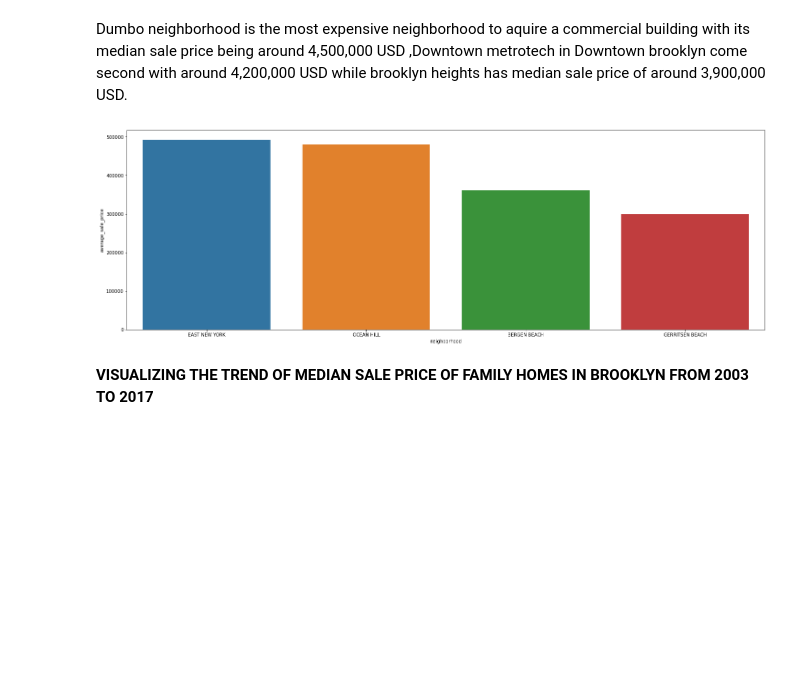
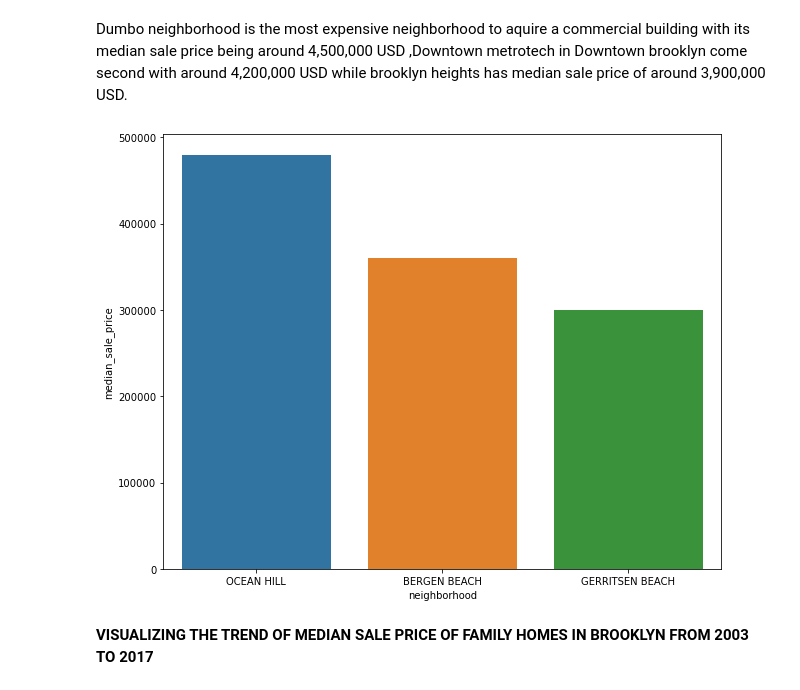
Before and after one commit to cappymayor/Brooklyn_real-estate_project, a Jupyter notebook: Exploratory_analysis_notebook.ipynb, the cells around one changed output. Cells and saved outputs as stored; diff of their text form; code cells hidden in the pictures; blank space fills up the shorter version.

```diff
--- a/Exploratory_analysis_notebook.ipynb
+++ b/Exploratory_analysis_notebook.ipynb
@@ -13,7 +13,7 @@ import matplotlib.pyplot as plt
 import numpy as np
 import seaborn as sns
 # %%
-full_sale = pd.read_csv("full_sale.csv")
+full_sale = pd.read_csv("fulll_sale.csv")
 # %%
 full_sale.head()
 # %% [output]
@@ -211,15 +222,15 @@ plt.ticklabel_format(axis="y", style="plain")
 Dumbo neighborhood is the most expensive neighborhood to aquire a commercial building with its median sale price being around 4,500,000 USD ,Downtown metrotech in Downtown brooklyn come second with around 4,200,000 USD while brooklyn heights has median sale price of around 3,900,000 USD.
 # %%
 neighborhood_avg_price_class_4 = class_4.groupby("neighborhood")["sale_price"].median().round(0).reset_index().sort_values("sale_price",
-                                                                                                                      ascending = False).tail(4)
+                                                                                                                      ascending = False).tail(3)
 # %%
-neighborhood_avg_price_class_4 = neighborhood_avg_price_class_4.rename(columns=({"sale_price":"average_sale_price"}))
+neighborhood_avg_price_class_4 = neighborhood_avg_price_class_4.rename(columns=({"sale_price":"median_sale_price"}))
 # %%
-fig, ax = plt.subplots(figsize=(25, 8))
-sns.barplot(neighborhood_avg_price_class_4["neighborhood"], neighborhood_avg_price_class_4["average_sale_price"])
+fig, ax = plt.subplots(figsize=(10, 8))
+sns.barplot(neighborhood_avg_price_class_4["neighborhood"], neighborhood_avg_price_class_4["median_sale_price"])
 plt.ticklabel_format(axis="y", style="plain")
 # %% [output]
-[figure, old version]
+[figure, new version]
 # %% [markdown]
 **VISUALIZING THE TREND OF MEDIAN SALE PRICE OF FAMILY HOMES IN BROOKLYN FROM 2003 TO 2017**
 # %% [markdown]
```
Also changed, not shown: parts of 14 cells of this notebook.
